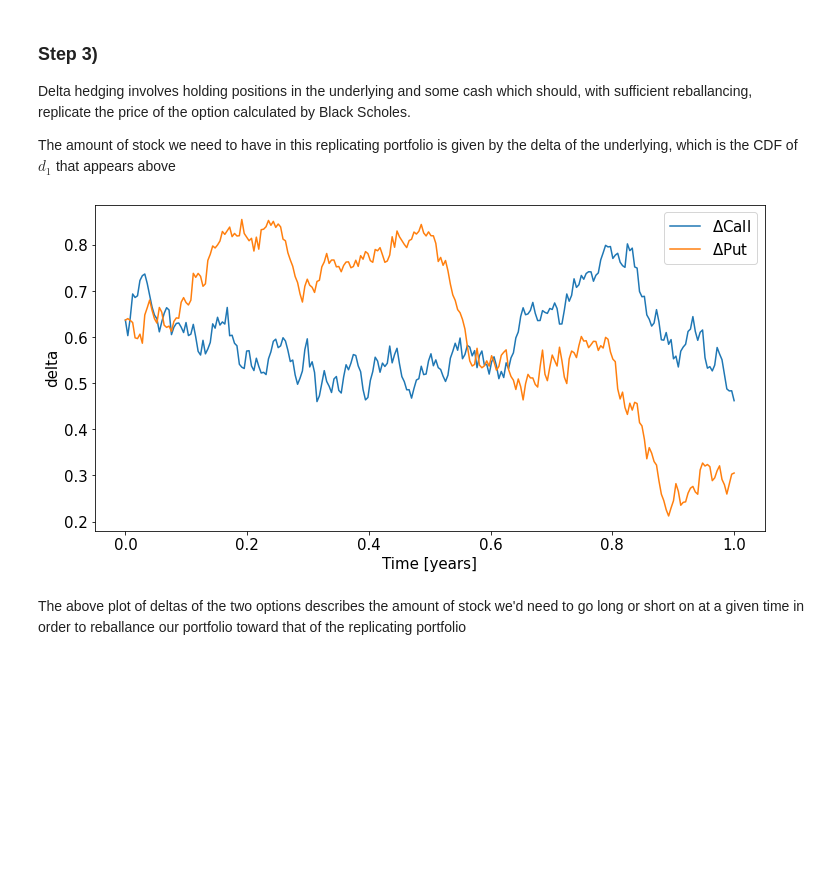
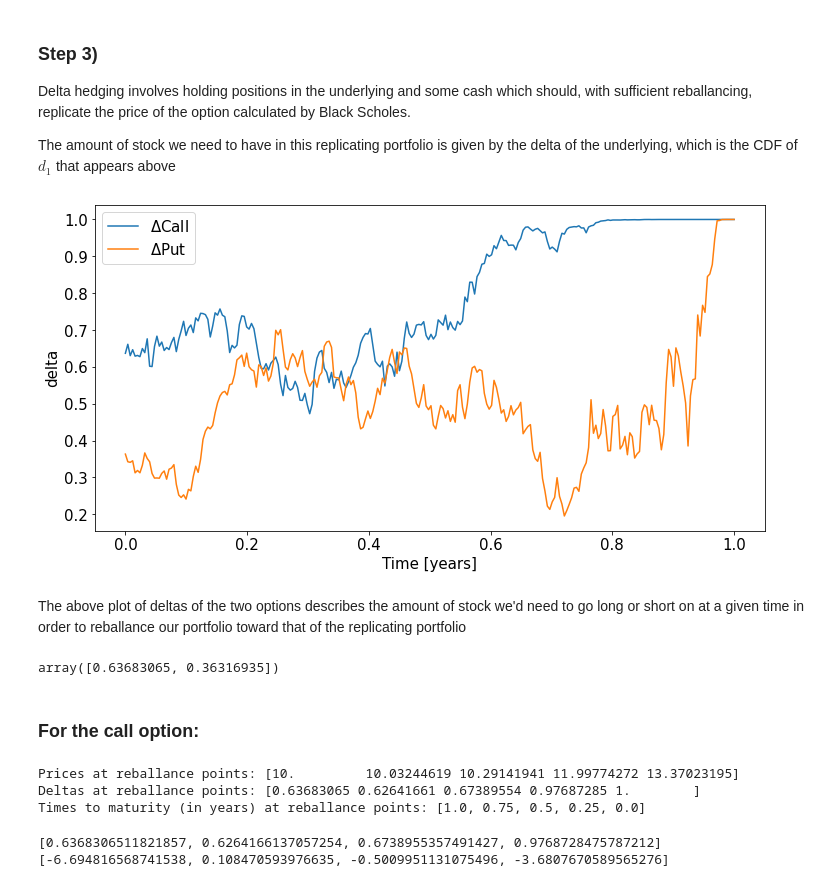
Before and after one commit to Dan-Treacher/financialModelling, a Jupyter notebook: deltaHedging.ipynb, the cells around one changed output. Drawn from its saved outputs; the diff is of its cells as text; code cells hidden in the pictures; blank space fills up the shorter version.

Commit message:
Finilised the delta hedging calculations for a call option reballanced throughout the year

```diff
--- a/deltaHedging.ipynb
+++ b/deltaHedging.ipynb
@@ -10,6 +10,12 @@ import numpy as np
 import math
 import matplotlib.pyplot as plt
 plt.rcParams['font.size'] = 15
+
+# Global constants
+r = 0.05  # Risk free rate
+sigma = 0.2  # Volatility
+S0 = 10  # Starting price of the underlying
+years = 1  # Lifetime of the option
 # %% [markdown]
 ### Step 1)
 
@@ -35,7 +41,7 @@ Lastly, we take advantage of the scaling of $dB\sim\sqrt{dt}$ (derivation in htt
 $S = S_t\mathrm{exp}\left[\left(\mu-\frac{\sigma^2}{2}\right)(T-t) + \sigma\sqrt{dt}Z_T\right]$
 therefore describes the evolution of the underlying spot price $S$, which we can now simulate using only a set of normally distributed random numbers for $Z_T$
 # %%
-def assetPath(timeIncrements, nPaths, years=1, S0=10, r=0.05, sigma=0.2):
+def assetPath(timeIncrements, nPaths):
 
     """
     Inputs:
@@ -80,7 +86,7 @@ plt.show()
 def phi(x):
     return 0.5*(1.0 + math.erf(x / math.sqrt(2)))
 
-def blackScholesFormula(strike, timeToMaturity=1, S0=10, r=0.05, sigma=0.2, option='Call'):
+def blackScholesFormula(strike, timeToMaturity=1, option='Call'):
     d1 = (math.log(S0/strike) + ((r + (sigma**2)/2)*timeToMaturity)) / (sigma*math.sqrt(timeToMaturity))
     d2 = d1 - (sigma*math.sqrt(timeToMaturity))
 
@@ -89,11 +95,11 @@ def blackScholesFormula(strike, timeToMaturity=1, S0=10, r=0.05, sigma=0.2, opti
     else:
         return -S0*phi(-d1) + (strike*math.exp(-r*timeToMaturity)*phi(-d2))
 
-def delta_call(strike, timeToMaturity=1, S0=10, r=0.05, sigma=0.2):
+def delta_call(strike, timeToMaturity=1, S0=10):
     d1 = (math.log(S0/strike) + ((r + (sigma**2)/2)*timeToMaturity)) / (sigma*math.sqrt(timeToMaturity))
     return phi(d1)
 
-def delta_put(strike, timeToMaturity=1, S0=10, r=0.05, sigma=0.2):
+def delta_put(strike, timeToMaturity=1, S0=10):
     d1 = (math.log(S0/strike) + ((r + (sigma**2)/2)*timeToMaturity)) / (sigma*math.sqrt(timeToMaturity))
     return phi(-d1)
 # %%
@@ -116,16 +122,67 @@ Delta hedging involves holding positions in the underlying and some cash which s
 
 The amount of stock we need to have in this replicating portfolio is given by the delta of the underlying, which is the CDF of $d_1$ that appears above
 # %%
-delta_call = list(map(delta, prices[:,0]))
-delta_put = list(map(delta, prices[:,1]))
+delta = np.zeros((len(prices), 2))
+i = 0
+for price_call, price_put in zip(prices[:,0], prices[:,1]):
+    delta[i, 0] = delta_call(strike=10, timeToMaturity=1-((i+0)/251)+1e-10, S0=price_call)
+    delta[i, 1] = delta_put(strike=10, timeToMaturity=1-((i+0)/251)+1e-10, S0=price_put)
+    i += 1
+# Epsilon introduced to prevent division by 0
+
 plt.figure(2, figsize=(12,6))
-plt.plot(np.linspace(0, 1, timeIncrements+1), delta_call)
-plt.plot(np.linspace(0, 1, timeIncrements+1), delta_put)
+plt.plot(np.linspace(0, 1, timeIncrements+1), delta)
 plt.xlabel('Time [years]')
 plt.ylabel('delta')
 plt.legend(('$\Delta$Call', '$\Delta$Put'))
 plt.show()
 # %% [output]
-[figure, old version]
+[figure, new version]
 # %% [markdown]
 The above plot of deltas of the two options describes the amount of stock we'd need to go long or short on at a given time in order to reballance our portfolio toward that of the replicating portfolio
+# %%
+# We start knowing the initial delta, because the initial spot price is known
+delta[0,:]
+# So this says that to replicate the call option, our first portfolio needs to have delta[0,0] units of the underlying stock
+# purchased at the rate known at that time
+# %% [output]
+array([0.63683065, 0.36316935])
+# %% [markdown]
+### For the call option:
+# %%
+# Assuming you're not going to reballance this every single day (transaction fees may become prohibitive), you define
+# a frequency with which you reballance:
+
+nReballances = 4  # Over 1 year, you reballance once every 3 months...
+nReballances += 1  # ... excluding the final one
+
+# Extract the underlying prices and deltas at those points throughout the option lifetime
+reballanceIndices = list(map(int, np.linspace(0, len(delta)-1, nReballances)))
+reballancePrices = prices[reballanceIndices, 0]
+reballanceDeltas = delta[reballanceIndices, 0]
+
+# Make a list of the times to maturity at those points also
+timesToMaturity = list(np.linspace(1, 0, nReballances))
+
+print('Prices at reballance points: {}'.format(reballancePrices))
+print('Deltas at reballance points: {}'.format(reballanceDeltas))
+print('Times to maturity (in years) at reballance points: {}'.format(timesToMaturity))
+# %% [output]
+Prices at reballance points: [10.         10.03244619 10.29141941 11.99774272 13.37023195]
+Deltas at reballance points: [0.63683065 0.62641661 0.67389554 0.97687285 1.        ]
+Times to maturity (in years) at reballance points: [1.0, 0.75, 0.5, 0.25, 0.0]
+# %%
+# Our initial (re)ballance is that of the known delta, which can be calculated given information avaliable at the time.
+# Each reballancing, we alter the stock holdings to reflect the new delta, and calculate the corresponding price of doing
+# this at the corresponding price, which is then propagated into the future as it's the premium we'll have to pay at the end.
+stockHolding = [reballanceDeltas[0]]
+hedgeCosts = [-(reballanceDeltas[0] - 0)*reballancePrices[0]*math.exp(0.05*timesToMaturity[0])]
+for i in range(1, nReballances-1):
+    stockHolding.append(reballanceDeltas[i])
+    hedgeCosts.append(-(reballanceDeltas[i] - reballanceDeltas[i-1])*reballancePrices[i]*math.exp(0.05*timesToMaturity[i]))
+
+print(stockHolding)
+print(hedgeCosts)
+# %% [output]
+[0.6368306511821857, 0.6264166137057254, 0.6738955357491427, 0.9768728475787212]
+[-6.694816568741538, 0.108470593976635, -0.5009951131075496, -3.6807670589565276]
```
Also changed, not shown: parts of 4 cells of this notebook.
